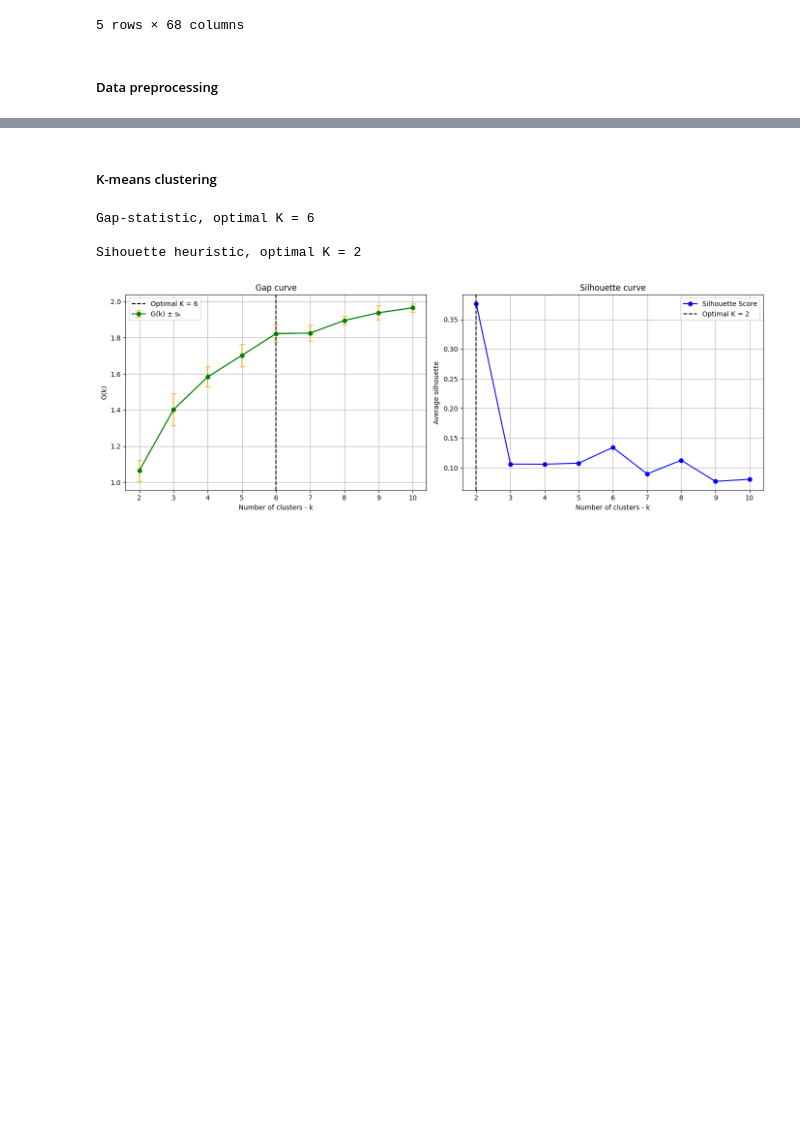
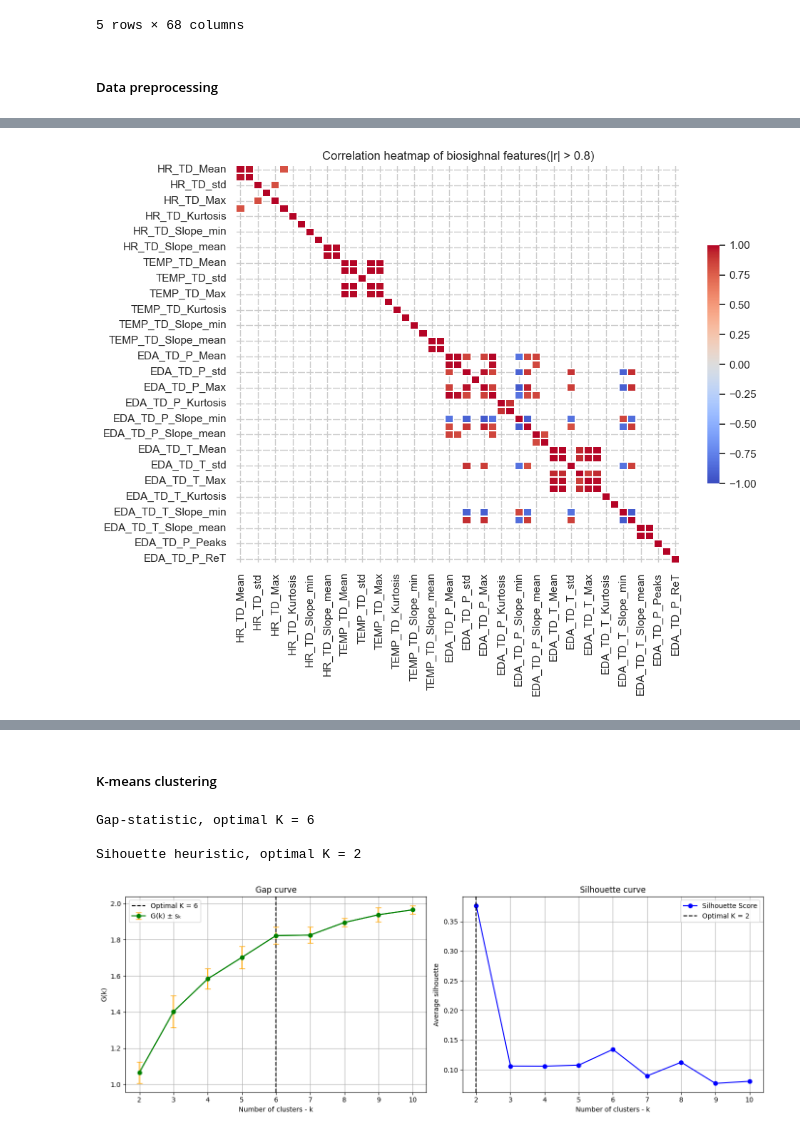
Before and after one commit to albert-moller/CompDataAnalysisCase2, a Jupyter notebook: cluster_analysis_exploration.ipynb, the cells around one changed output, grey strips where cells are left out. Cells and saved outputs as stored; diff of their text form; code cells hidden in the pictures; blank space fills up the shorter version.

```diff
--- a/cluster_analysis_exploration.ipynb
+++ b/cluster_analysis_exploration.ipynb
@@ -49,0 +102,22 @@ X_scaled = pd.DataFrame(scaler.fit_transform(X))
+# %%
+#Correlation heatmap
+corr=X_scaled.corr()
+
+mask = corr.abs() < 0.8
+corr_vis = corr.mask(mask)
+
+plt.figure(figsize=(10,8))
+sns.heatmap(
+    corr_vis,
+    cmap="coolwarm",
+    center=0,
+    vmin=-1, vmax=1,
+    linewidths=.3,
+    cbar_kws={"shrink":0.6},
+    )
+sns.set_theme(style="whitegrid")
+plt.title("Correlation heatmap of biosighnal features(|r| > 0.8)")
+plt.tight_layout()
+plt.show()
+# %% [output]
+[figure, added]
```
Also changed, not shown: parts of 8 cells of this notebook.
